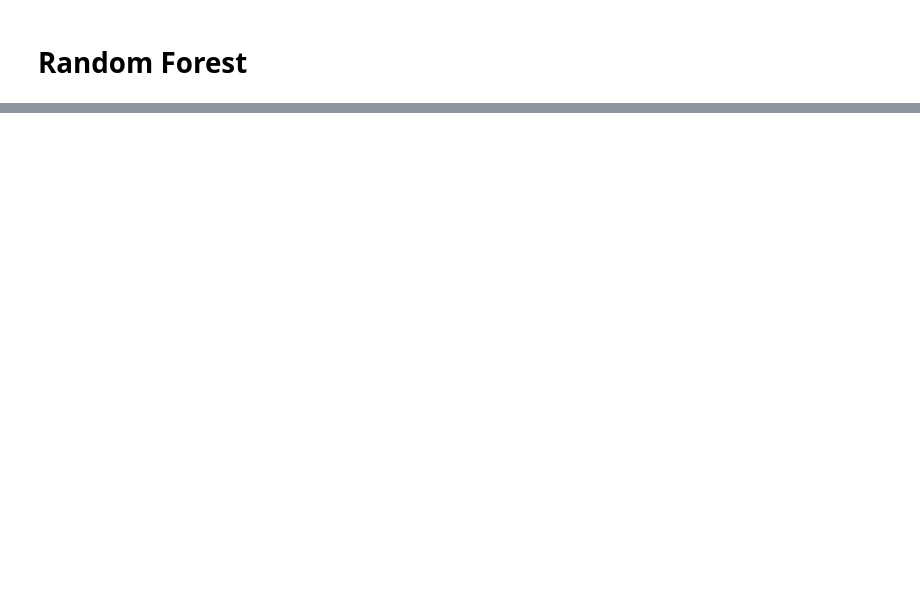
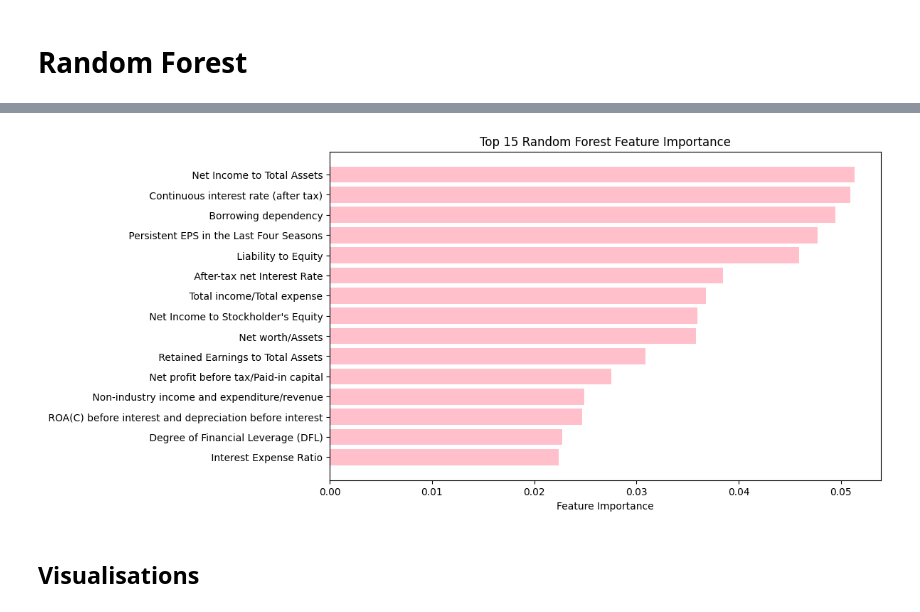
Before and after one commit to antheaxw/1-DAC-Curriculum, a Jupyter notebook: DAC-006_Machine_Learning/DAC-006-Intro_to_ML_Tutorial.ipynb, the cells around one changed output, grey strips where cells are left out. Drawn from its saved outputs; the diff is of its cells as text; code cells hidden in the pictures; blank space fills up the shorter version.

```diff
--- a/DAC-006_Machine_Learning/DAC-006-Intro_to_ML_Tutorial.ipynb
+++ b/DAC-006_Machine_Learning/DAC-006-Intro_to_ML_Tutorial.ipynb
@@ -255,0 +410,19 @@ Top 10 Most Important Features:
+# %%
+# Number of top features to display
+top_n = 15
+
+# Select the top 15 most important features
+top_features = sorted_features[:top_n]
+top_importances = sorted_importances[:top_n]
+
+# Plot the top 15 feature importances
+plt.figure(figsize=(10, 6))
+plt.barh(top_features, top_importances, color ='pink')
+plt.xlabel('Feature Importance')
+plt.title(f'Top {top_n} Random Forest Feature Importance')
+plt.gca().invert_yaxis()  # To show the most important feature at the top
+plt.show()
+# %% [output]
+[figure, added]
+# %% [markdown]
+## Visualisations
```
Also changed, not shown: parts of 26 cells of this notebook.
